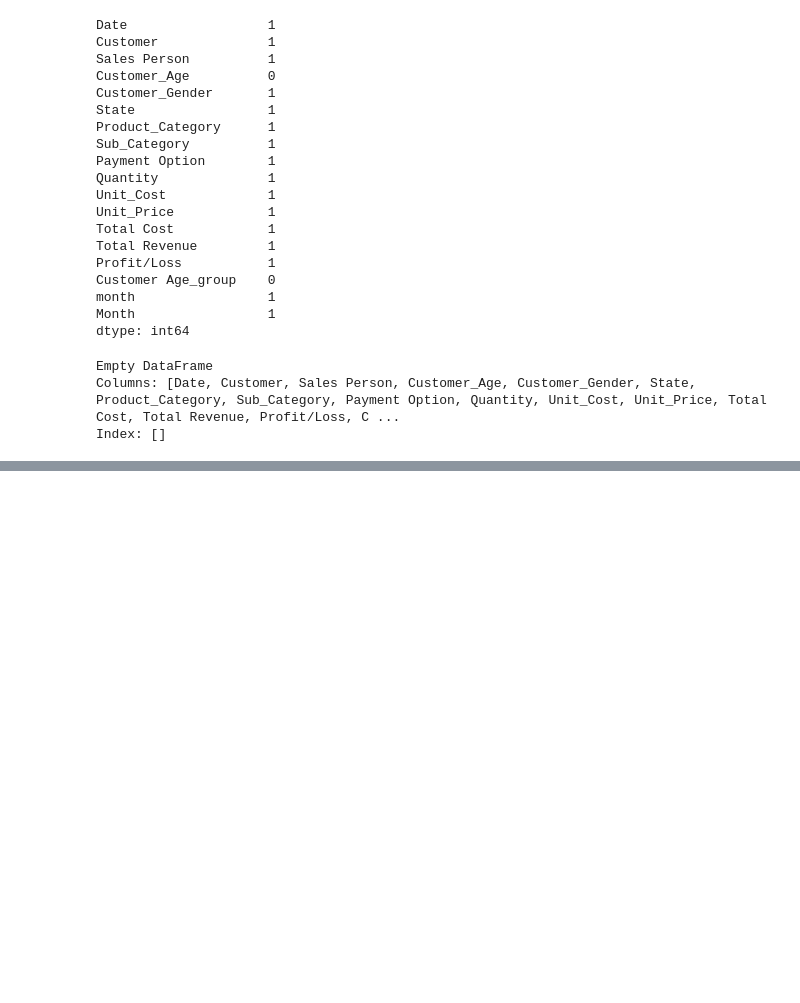
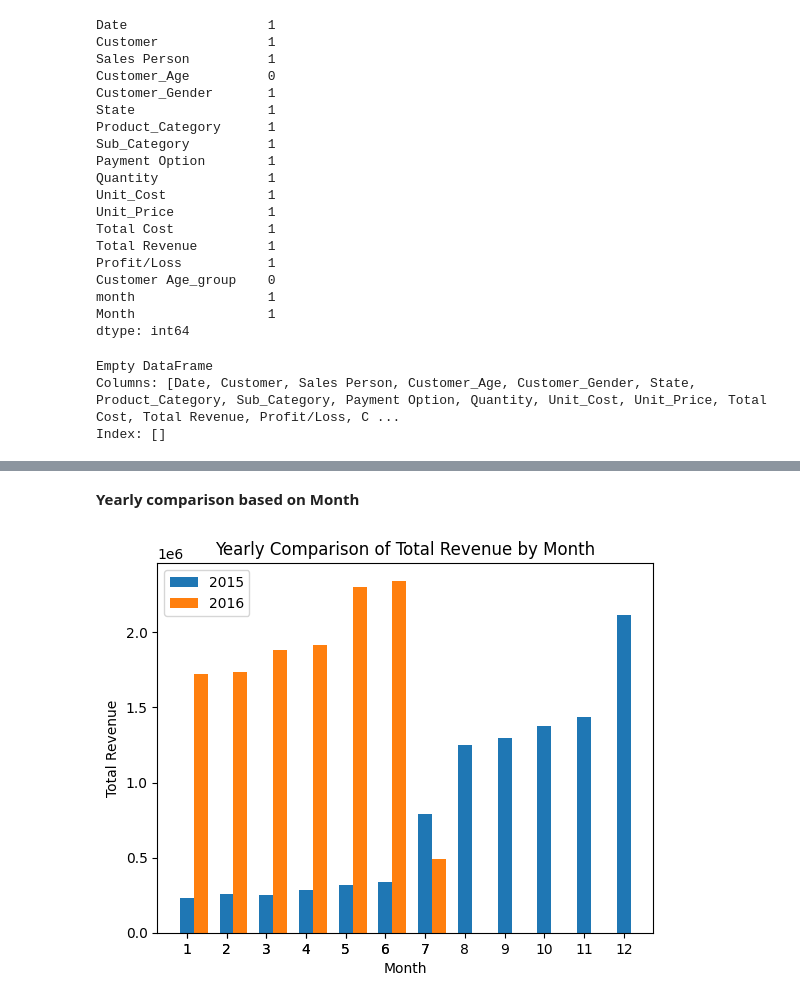
Before and after one commit to NijjohUnno/AmazonExploratoryAnalysis, a Jupyter notebook: Amazon_Script.ipynb, the cells around one changed output, grey strips where cells are left out. Saved outputs shown, nothing was run; the diff lists cells and outputs as text; code cells hidden in the pictures; blank space fills up the shorter version.

```diff
--- a/Amazon_Script.ipynb
+++ b/Amazon_Script.ipynb
@@ -129,0 +144,19 @@ Index: []
+# %% [markdown]
+**Yearly comparison based on Month**
+# %%
+# group the DataFrame by year and month, and sum the revenue column
+grouped = amazon.groupby(['year', 'Month'])['Total Revenue'].sum().reset_index()
+
+# create a grouped bar chart showing revenue by year and month
+fig, ax = plt.subplots()
+width = 0.35
+ax.bar(grouped[grouped['year'] == 2015]['Month'], grouped[grouped['year'] == 2015]['Total Revenue'], width, label='2015')
+ax.bar(grouped[grouped['year'] == 2016]['Month'] + width, grouped[grouped['year'] == 2016]['Total Revenue'], width, label='2016')
+ax.set_xlabel('Month')
+ax.set_ylabel('Total Revenue')
+ax.set_title('Yearly Comparison of Total Revenue by Month')
+ax.set_xticks(grouped['Month'])
+ax.legend()
+plt.show()
+# %% [output]
+[figure, added]
```
Also changed, not shown: parts of 2 cells of this notebook.
